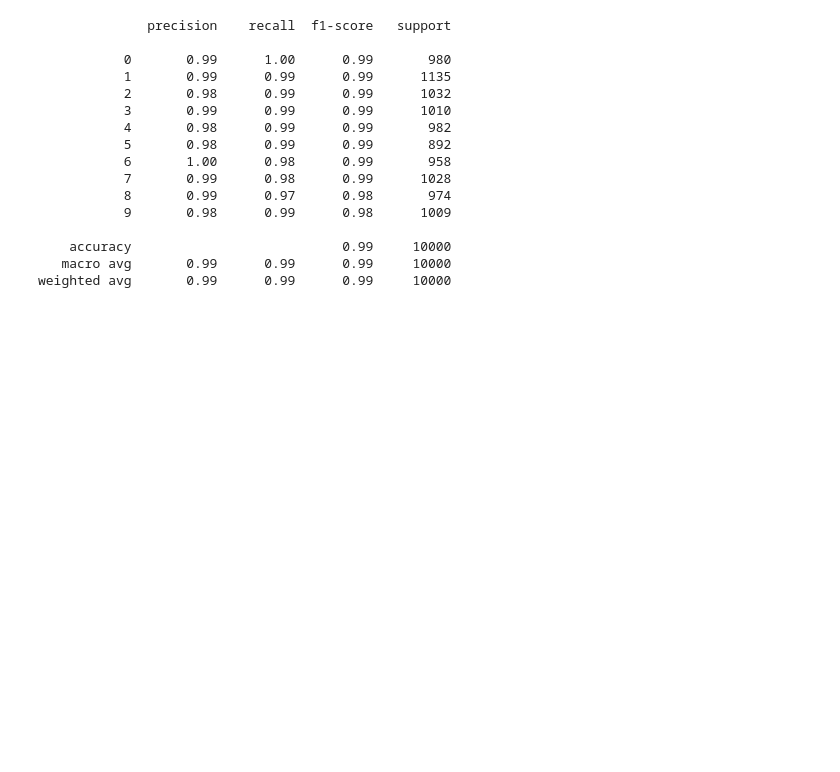
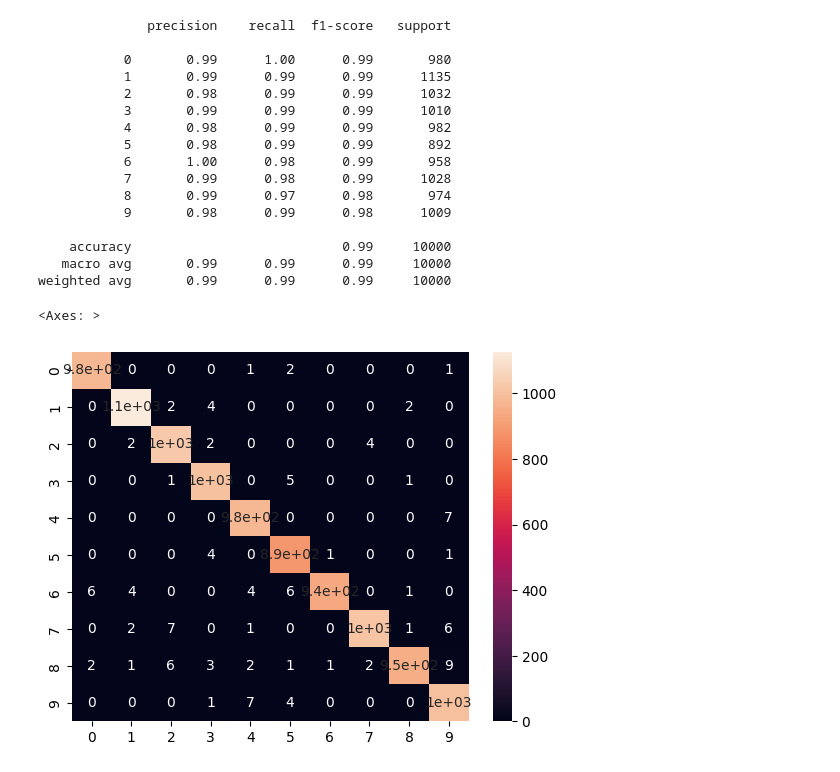
Before and after one commit to kailai-13/Neural_Networks_Hands_On, a Jupyter notebook: nnhandson.ipynb, the cells around one changed output. Drawn from its saved outputs; the diff is of its cells as text; code cells hidden in the pictures; blank space fills up the shorter version.

```diff
--- a/nnhandson.ipynb
+++ b/nnhandson.ipynb
@@ -1473,3 +1473,10 @@ print(classification_report(y_test,y_pred))
     accuracy                           0.99     10000
    macro avg       0.99      0.99      0.99     10000
 weighted avg       0.99      0.99      0.99     10000
+# %%
+cm=confusion_matrix(y_test,y_pred)
+import seaborn as sns
+sns.heatmap(cm,annot=True)
+# %% [output]
+<Axes: >
+[figure, added]
```
Also changed, not shown: parts of 1 cell of this notebook.
